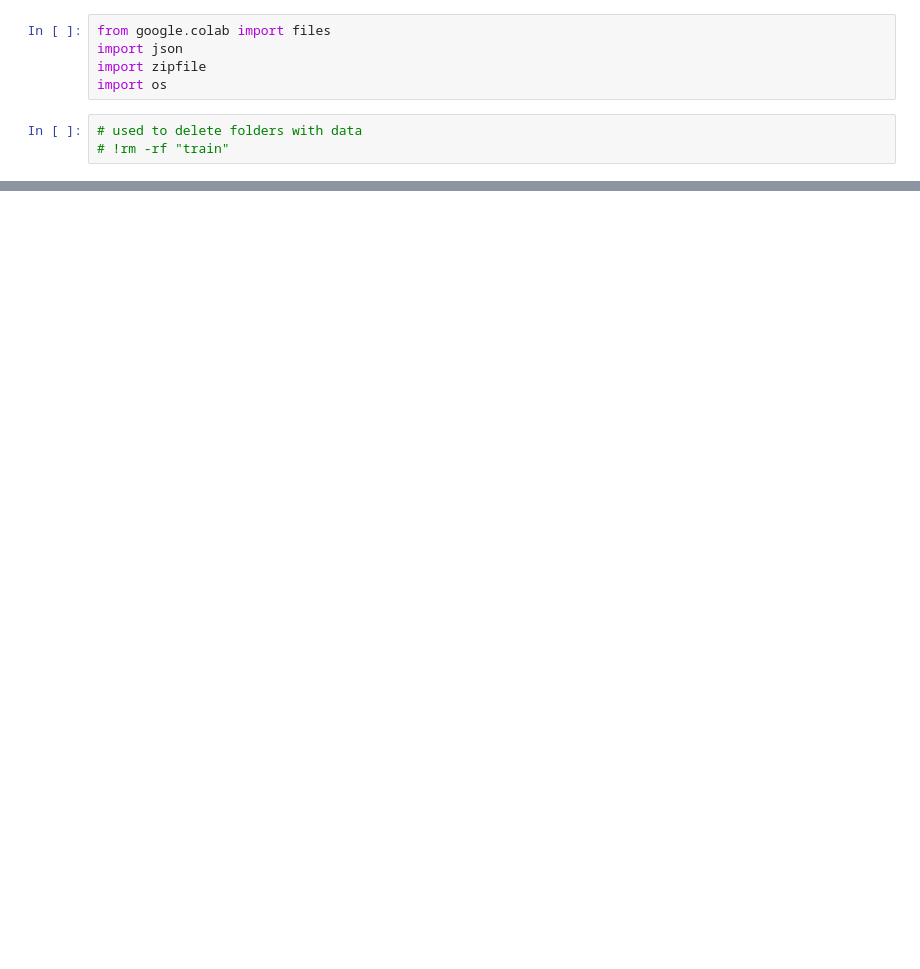
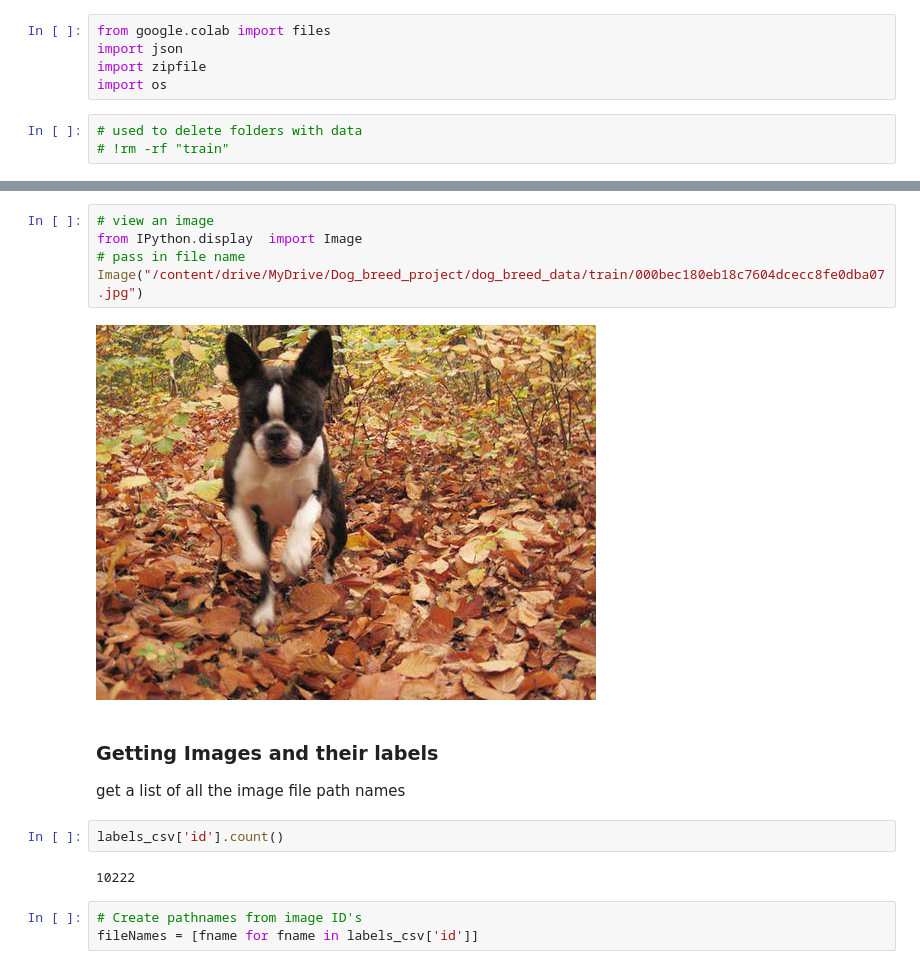
Before and after one commit to daniel8691/Image_Rec_Tensorflow, a Jupyter notebook: dog_vision.ipynb, the cells around one changed output, grey strips where cells are left out. Cells and saved outputs as stored; diff of their text form; blank space fills up the shorter version.

```diff
--- a/dog_vision.ipynb
+++ b/dog_vision.ipynb
@@ -30,0 +117,18 @@ Streaming output truncated to the last 5000 lines.
+# %%
+# view an image
+from IPython.display  import Image
+# pass in file name
+Image("/content/drive/MyDrive/Dog_breed_project/dog_breed_data/train/000bec180eb18c7604dcecc8fe0dba07.jpg")
+# %% [output]
+[figure, added]
+# %% [markdown]
+### Getting Images and their labels
+
+get a list of all the image file path names
+# %%
+labels_csv['id'].count()
+# %% [output]
+10222
+# %%
+# Create pathnames from image ID's
+fileNames = [fname for fname in labels_csv['id']]
```
Also changed, not shown: parts of 17 cells of this notebook.
